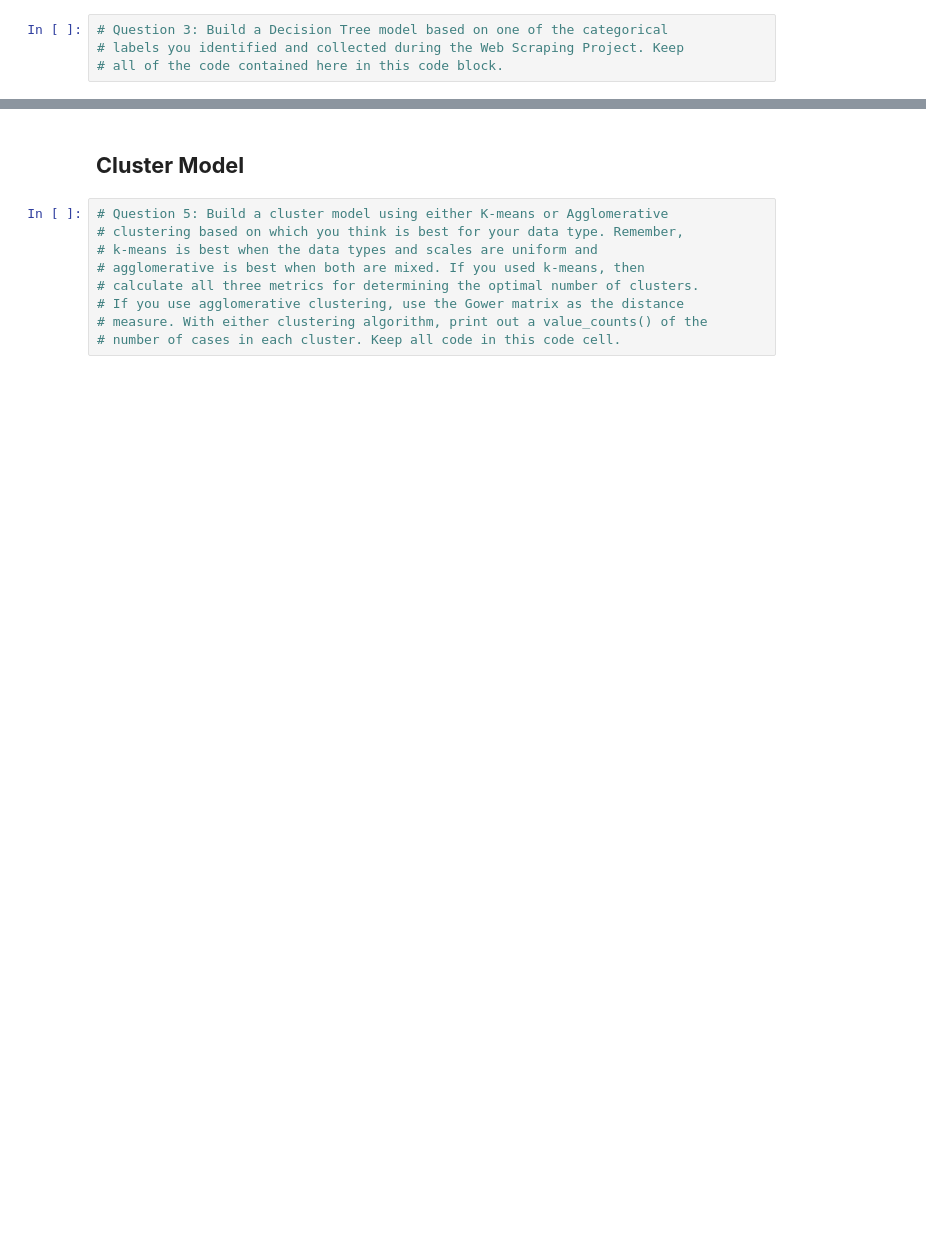
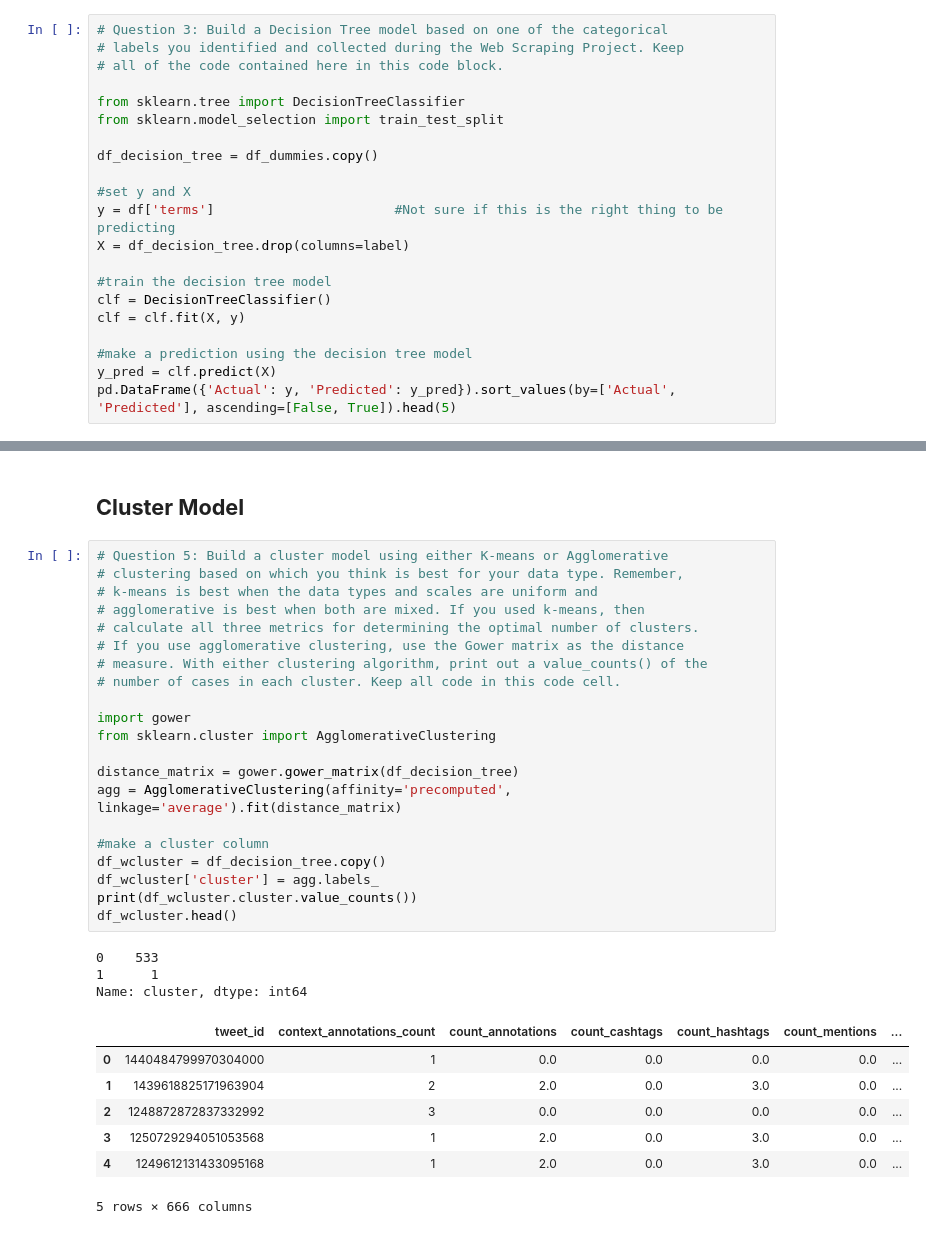
Before and after one commit to idayley/IS455, a Jupyter notebook: 1 Checkpoints/10 Modeling Project/Checkpoint_Modeling_project.ipynb, the cells around one changed output, grey strips where cells are left out. Saved outputs shown, nothing was run; the diff lists cells and outputs as text; blank space fills up the shorter version.

```diff
--- a/1 Checkpoints/10 Modeling Project/Checkpoint_Modeling_project.ipynb
+++ b/1 Checkpoints/10 Modeling Project/Checkpoint_Modeling_project.ipynb
@@ -156,3 +160,20 @@ final R squared 0.12294934900754606
 # Question 3: Build a Decision Tree model based on one of the categorical
 # labels you identified and collected during the Web Scraping Project. Keep
 # all of the code contained here in this code block.
+
+from sklearn.tree import DecisionTreeClassifier
+from sklearn.model_selection import train_test_split
+
+df_decision_tree = df_dummies.copy()
+
+#set y and X
+y = df['terms']                       #Not sure if this is the right thing to be predicting
+X = df_decision_tree.drop(columns=label)
+
+#train the decision tree model
+clf = DecisionTreeClassifier()
+clf = clf.fit(X, y)
+
+#make a prediction using the decision tree model
+y_pred = clf.predict(X)
+pd.DataFrame({'Actual': y, 'Predicted': y_pred}).sort_values(by=['Actual', 'Predicted'], ascending=[False, True]).head(5)
@@ -164,9 +214,32 @@ final R squared 0.12294934900754606
 # %%
 # Question 5: Build a cluster model using either K-means or Agglomerative
 # clustering based on which you think is best for your data type. Remember,
 # k-means is best when the data types and scales are uniform and
 # agglomerative is best when both are mixed. If you used k-means, then
 # calculate all three metrics for determining the optimal number of clusters.
 # If you use agglomerative clustering, use the Gower matrix as the distance
 # measure. With either clustering algorithm, print out a value_counts() of the
 # number of cases in each cluster. Keep all code in this code cell.
+
+import gower
+from sklearn.cluster import AgglomerativeClustering
+
+distance_matrix = gower.gower_matrix(df_decision_tree)
+agg = AgglomerativeClustering(affinity='precomputed', linkage='average').fit(distance_matrix)
+
+#make a cluster column
+df_wcluster = df_decision_tree.copy()
+df_wcluster['cluster'] = agg.labels_
+print(df_wcluster.cluster.value_counts())
+df_wcluster.head()
+# %% [output]
+0    533
+1      1
+Name: cluster, dtype: int64
+|  | tweet_id | context_annotations_count | count_annotations | count_cashtags | count_hashtags | count_mentions | ... |
+| 0 | 1440484799970304000 | 1 | 0.0 | 0.0 | 0.0 | 0.0 | ... |
+| 1 | 1439618825171963904 | 2 | 2.0 | 0.0 | 3.0 | 0.0 | ... |
+| 2 | 1248872872837332992 | 3 | 0.0 | 0.0 | 0.0 | 0.0 | ... |
+| 3 | 1250729294051053568 | 1 | 2.0 | 0.0 | 3.0 | 0.0 | ... |
+| 4 | 1249612131433095168 | 1 | 2.0 | 0.0 | 3.0 | 0.0 | ... |
+5 rows × 666 columns
```
Also changed, not shown: parts of 4 cells of this notebook, 1 other file.
